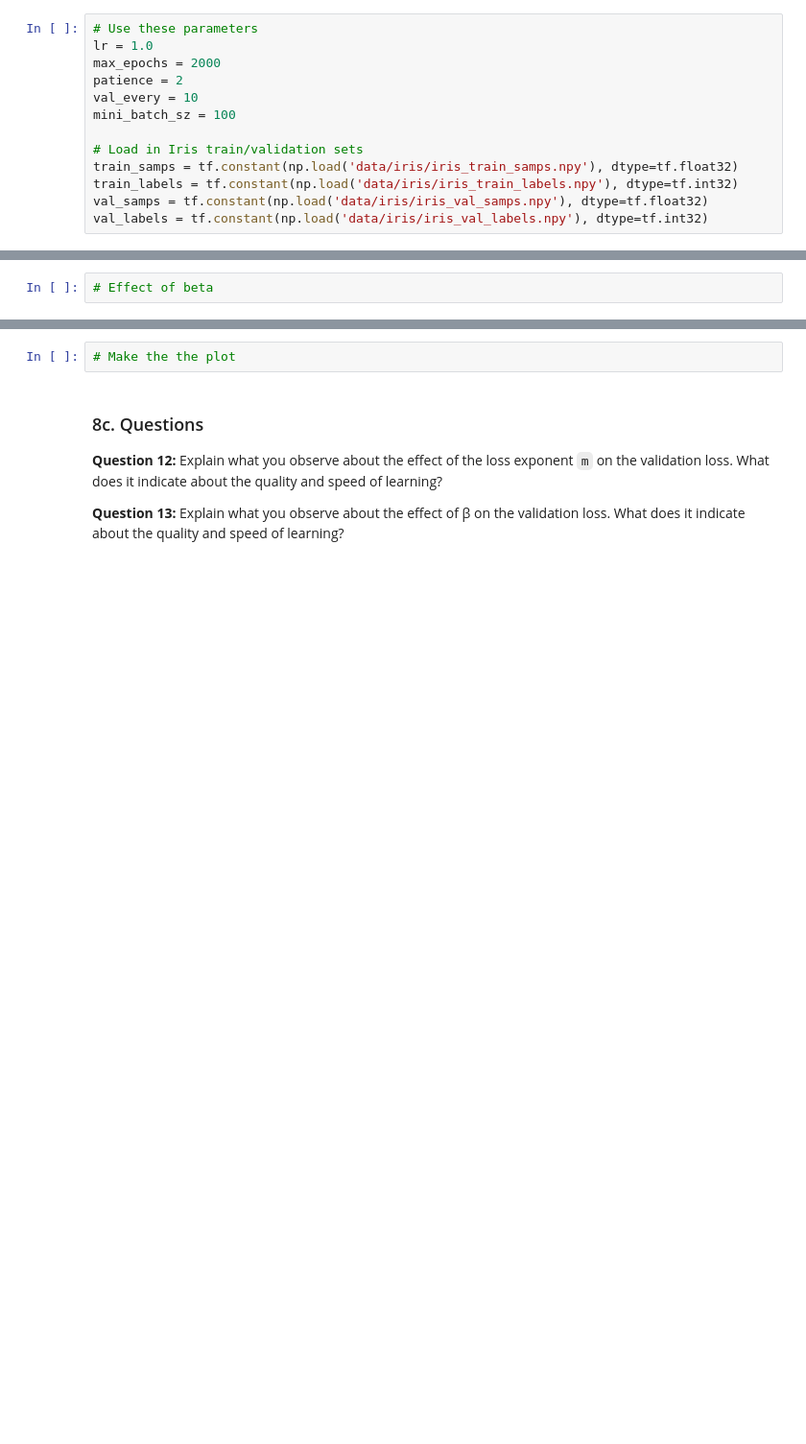
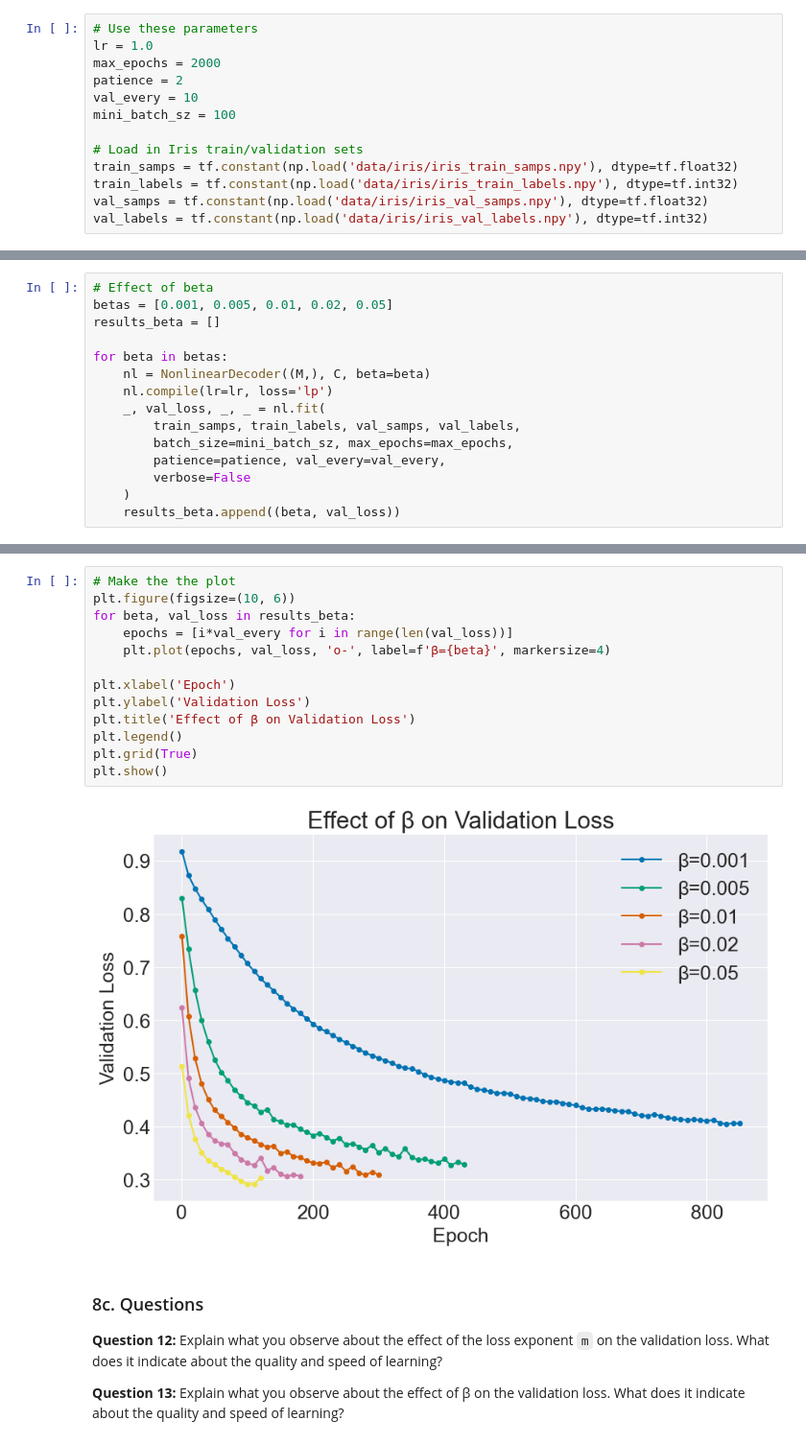
Before and after one commit to NotSMX/CS443, a Jupyter notebook: Project 1 - Hebbian Learning/nonlinear_decoder.ipynb, the cells around one changed output, grey strips where cells are left out. Shown at 96% size. Drawn from its saved outputs; the diff is of its cells as text; blank space fills up the shorter version.

```diff
--- a/Project 1 - Hebbian Learning/nonlinear_decoder.ipynb
+++ b/Project 1 - Hebbian Learning/nonlinear_decoder.ipynb
@@ -497,2 +583,15 @@ val_labels = tf.constant(np.load('data/iris/iris_val_labels.npy'), dtype=tf.int3
 # %%
 # Effect of beta
+betas = [0.001, 0.005, 0.01, 0.02, 0.05]
+results_beta = []
+
+for beta in betas:
+    nl = NonlinearDecoder((M,), C, beta=beta)
+    nl.compile(lr=lr, loss='lp')
+    _, val_loss, _, _ = nl.fit(
+        train_samps, train_labels, val_samps, val_labels,
+        batch_size=mini_batch_sz, max_epochs=max_epochs,
+        patience=patience, val_every=val_every,
+        verbose=False
+    )
+    results_beta.append((beta, val_loss))
@@ -499,5 +616,18 @@ val_labels = tf.constant(np.load('data/iris/iris_val_labels.npy'), dtype=tf.int3
 # %%
 # Make the the plot
+plt.figure(figsize=(10, 6))
+for beta, val_loss in results_beta:
+    epochs = [i*val_every for i in range(len(val_loss))]
+    plt.plot(epochs, val_loss, 'o-', label=f'β={beta}', markersize=4)
+
+plt.xlabel('Epoch')
+plt.ylabel('Validation Loss')
+plt.title('Effect of β on Validation Loss')
+plt.legend()
+plt.grid(True)
+plt.show()
+# %% [output]
+[figure, added]
 # %% [markdown]
 ### 8c. Questions
 
```
Also changed, not shown: parts of 9 cells of this notebook, 4 other files.
